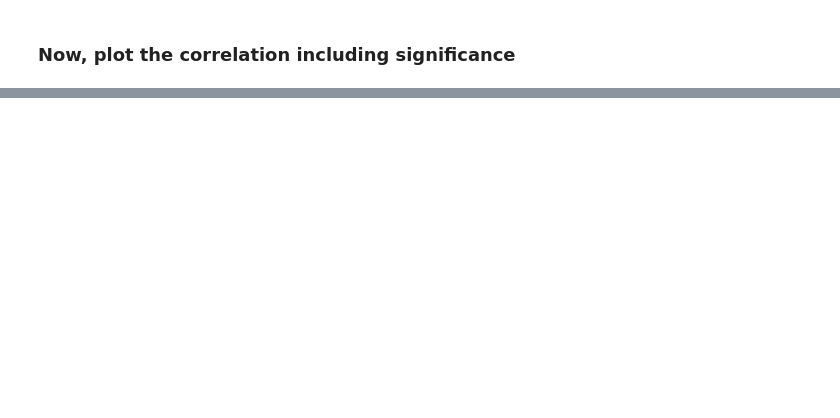
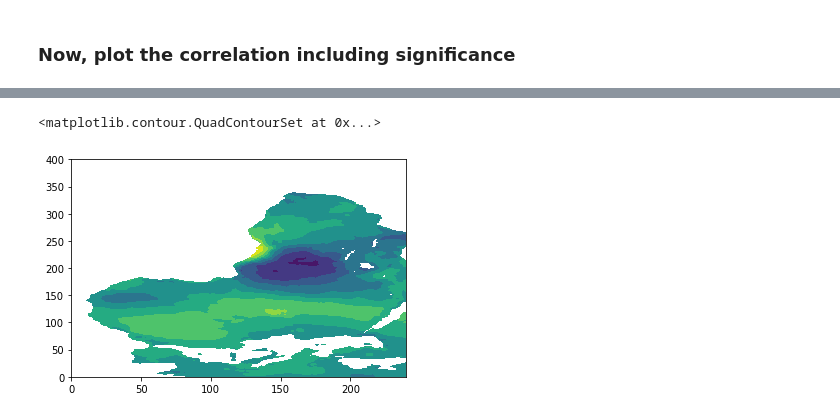
Before and after one commit to areed29/CLIM680_project, a Jupyter notebook: CorrelationAnalysis_AMO_precip.ipynb, the cells around one changed output, grey strips where cells are left out. Cells and saved outputs as stored; diff of their text form; code cells hidden in the pictures; blank space fills up the shorter version.

```diff
--- a/CorrelationAnalysis_AMO_precip.ipynb
+++ b/CorrelationAnalysis_AMO_precip.ipynb
@@ -403,0 +425,5 @@ mask_sig=np.where(p_array<0.05,r_array,np.nan)
+# %%
+plt.contourf(r_array_clouds)
+# %% [output]
+<matplotlib.contour.QuadContourSet at 0x...>
+[figure, added]
```
Also changed, not shown: parts of 37 cells of this notebook, 2 other files.
